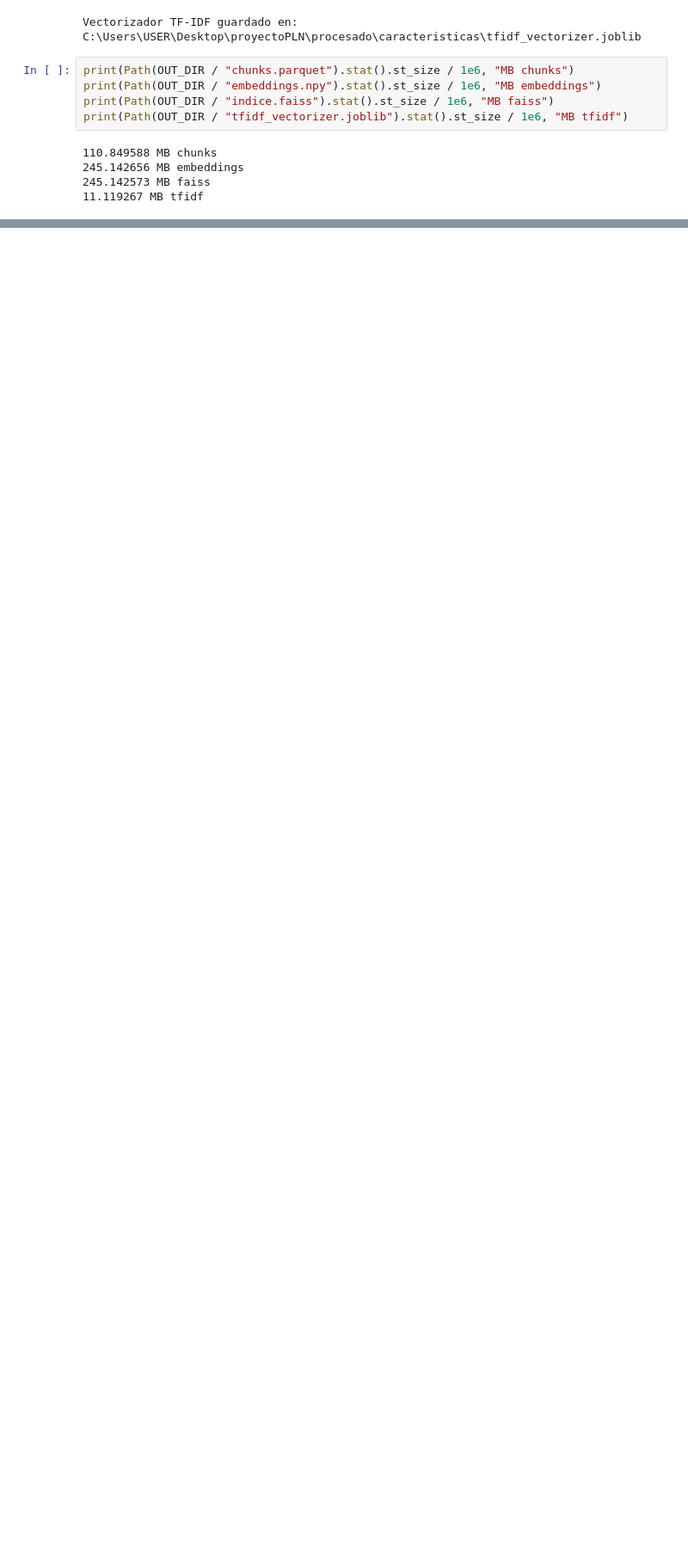
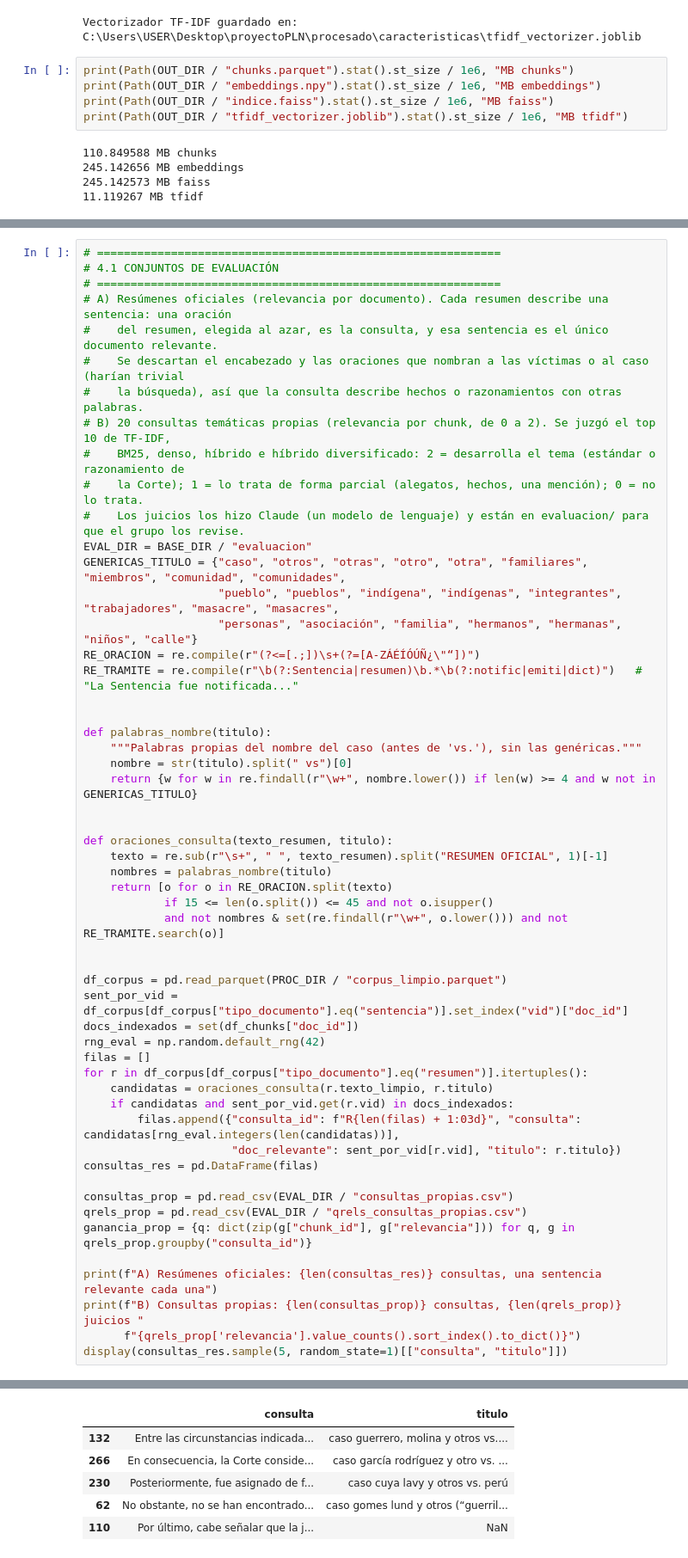
Before and after one commit to GiraldoB/RAG-CIDH, a Jupyter notebook: proyecto_(2).ipynb, the cells around one changed output, grey strips where cells are left out. Shown at 86% size. Drawn from its saved outputs; the diff is of its cells as text; blank space fills up the shorter version.

```diff
--- a/proyecto_(2).ipynb
+++ b/proyecto_(2).ipynb
@@ -3244,0 +3248,55 @@ print(Path(OUT_DIR / "tfidf_vectorizer.joblib").stat().st_size / 1e6, "MB tfidf"
+# %%
+# ============================================================
+# 4.1 CONJUNTOS DE EVALUACIÓN
+# ============================================================
+# A) Resúmenes oficiales (relevancia por documento). Cada resumen describe una sentencia: una oración
+#    del resumen, elegida al azar, es la consulta, y esa sentencia es el único documento relevante.
+#    Se descartan el encabezado y las oraciones que nombran a las víctimas o al caso (harían trivial
+#    la búsqueda), así que la consulta describe hechos o razonamientos con otras palabras.
+# B) 20 consultas temáticas propias (relevancia por chunk, de 0 a 2). Se juzgó el top 10 de TF-IDF,
+#    BM25, denso, híbrido e híbrido diversificado: 2 = desarrolla el tema (estándar o razonamiento de
+#    la Corte); 1 = lo trata de forma parcial (alegatos, hechos, una mención); 0 = no lo trata.
+#    Los juicios los hizo Claude (un modelo de lenguaje) y están en evaluacion/ para que el grupo los revise.
+EVAL_DIR = BASE_DIR / "evaluacion"
+GENERICAS_TITULO = {"caso", "otros", "otras", "otro", "otra", "familiares", "miembros", "comunidad", "comunidades",
+                    "pueblo", "pueblos", "indígena", "indígenas", "integrantes", "trabajadores", "masacre", "masacres",
+                    "personas", "asociación", "familia", "hermanos", "hermanas", "niños", "calle"}
+RE_ORACION = re.compile(r"(?<=[.;])\s+(?=[A-ZÁÉÍÓÚÑ¿\"“])")
+RE_TRAMITE = re.compile(r"\b(?:Sentencia|resumen)\b.*\b(?:notific|emiti|dict)")   # "La Sentencia fue notificada..."
+
+
+def palabras_nombre(titulo):
+    """Palabras propias del nombre del caso (antes de 'vs.'), sin las genéricas."""
+    nombre = str(titulo).split(" vs")[0]
+    return {w for w in re.findall(r"\w+", nombre.lower()) if len(w) >= 4 and w not in GENERICAS_TITULO}
+
+
+def oraciones_consulta(texto_resumen, titulo):
+    texto = re.sub(r"\s+", " ", texto_resumen).split("RESUMEN OFICIAL", 1)[-1]
+    nombres = palabras_nombre(titulo)
+    return [o for o in RE_ORACION.split(texto)
+            if 15 <= len(o.split()) <= 45 and not o.isupper()
+            and not nombres & set(re.findall(r"\w+", o.lower())) and not RE_TRAMITE.search(o)]
+
+
+df_corpus = pd.read_parquet(PROC_DIR / "corpus_limpio.parquet")
+sent_por_vid = df_corpus[df_corpus["tipo_documento"].eq("sentencia")].set_index("vid")["doc_id"]
+docs_indexados = set(df_chunks["doc_id"])
+rng_eval = np.random.default_rng(42)
+filas = []
+for r in df_corpus[df_corpus["tipo_documento"].eq("resumen")].itertuples():
+    candidatas = oraciones_consulta(r.texto_limpio, r.titulo)
+    if candidatas and sent_por_vid.get(r.vid) in docs_indexados:
+        filas.append({"consulta_id": f"R{len(filas) + 1:03d}", "consulta": candidatas[rng_eval.integers(len(candidatas))],
+                      "doc_relevante": sent_por_vid[r.vid], "titulo": r.titulo})
+consultas_res = pd.DataFrame(filas)
+
+consultas_prop = pd.read_csv(EVAL_DIR / "consultas_propias.csv")
+qrels_prop = pd.read_csv(EVAL_DIR / "qrels_consultas_propias.csv")
+ganancia_prop = {q: dict(zip(g["chunk_id"], g["relevancia"])) for q, g in qrels_prop.groupby("consulta_id")}
+
+print(f"A) Resúmenes oficiales: {len(consultas_res)} consultas, una sentencia relevante cada una")
+print(f"B) Consultas propias: {len(consultas_prop)} consultas, {len(qrels_prop)} juicios "
+      f"{qrels_prop['relevancia'].value_counts().sort_index().to_dict()}")
+display(consultas_res.sample(5, random_state=1)[["consulta", "titulo"]])
+# %% [output]
@@ -3244,0 +3305,6 @@ print(Path(OUT_DIR / "tfidf_vectorizer.joblib").stat().st_size / 1e6, "MB tfidf"
+|  | consulta | titulo |
+| 132 | Entre las circunstancias indicada... | caso guerrero, molina y otros vs.... |
+| 266 | En consecuencia, la Corte conside... | caso garcía rodríguez y otro vs. ... |
+| 230 | Posteriormente, fue asignado de f... | caso cuya lavy y otros vs. perú |
+| 62 | No obstante, no se han encontrado... | caso gomes lund y otros (“guerril... |
+| 110 | Por último, cabe señalar que la j... | NaN |
```
Also changed, not shown: parts of 10 cells of this notebook, 4 other files.
